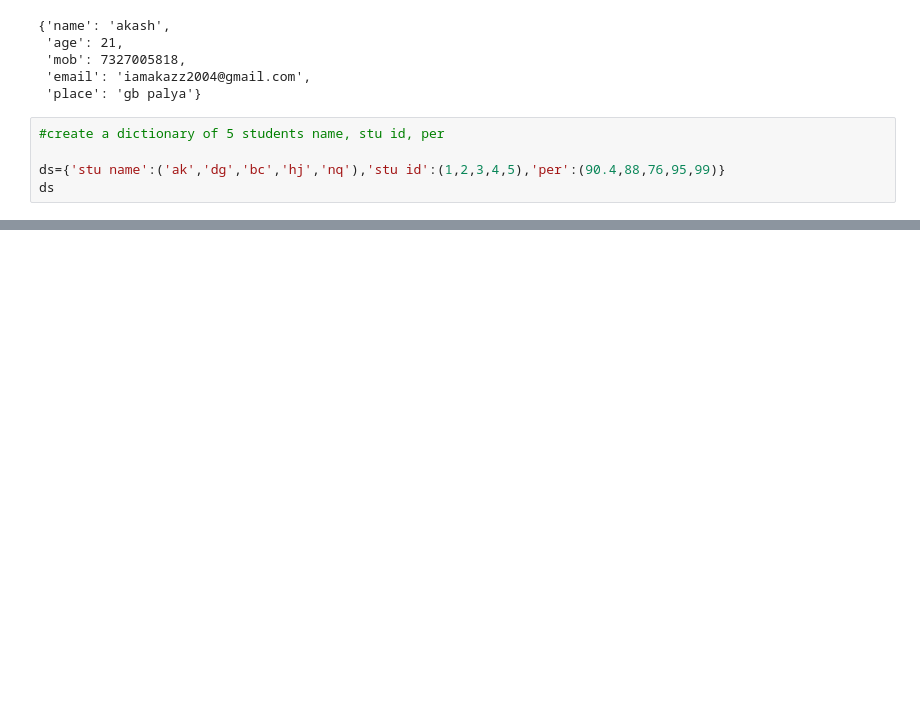
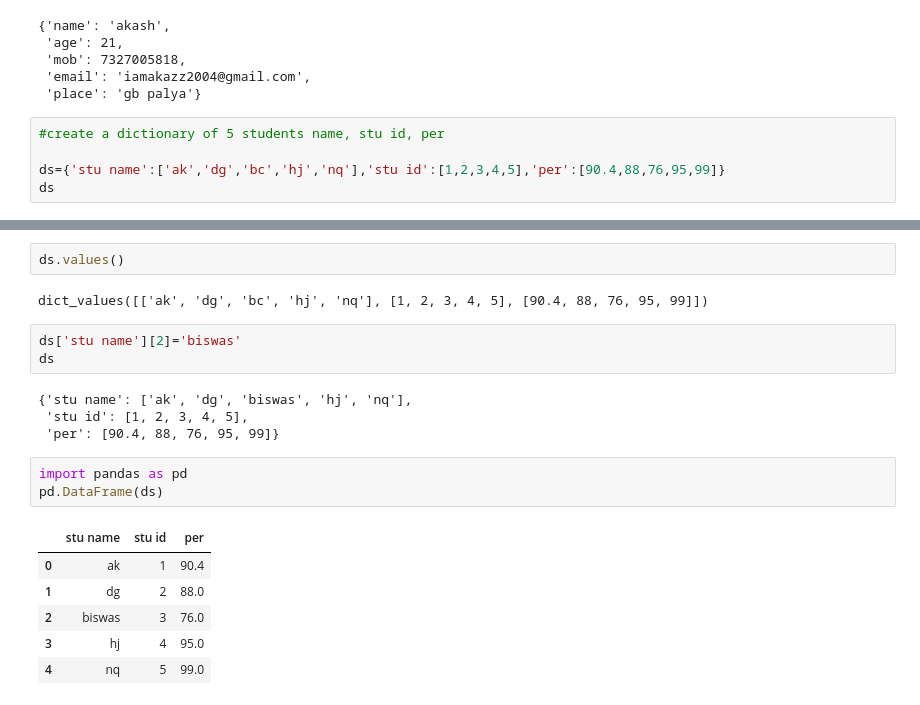
Before and after one commit to CodeWithAkash/python-class-notes, a Jupyter notebook: DataStructures.ipynb, the cells around one changed output, grey strips where cells are left out. Saved outputs shown, nothing was run; the diff lists cells and outputs as text; blank space fills up the shorter version.

Commit message:
string data structure

```diff
--- a/DataStructures.ipynb
+++ b/DataStructures.ipynb
@@ -471,6 +471,6 @@ d1
 # %%
 #create a dictionary of 5 students name, stu id, per
 
-ds={'stu name':('ak','dg','bc','hj','nq'),'stu id':(1,2,3,4,5),'per':(90.4,88,76,95,99)}
+ds={'stu name':['ak','dg','bc','hj','nq'],'stu id':[1,2,3,4,5],'per':[90.4,88,76,95,99]}
 ds
 # %% [output]
@@ -479,0 +494,21 @@ ds
+# %%
+ds.values()
+# %% [output]
+dict_values([['ak', 'dg', 'bc', 'hj', 'nq'], [1, 2, 3, 4, 5], [90.4, 88, 76, 95, 99]])
+# %%
+ds['stu name'][2]='biswas'
+ds
+# %% [output]
+{'stu name': ['ak', 'dg', 'biswas', 'hj', 'nq'],
+ 'stu id': [1, 2, 3, 4, 5],
+ 'per': [90.4, 88, 76, 95, 99]}
+# %%
+import pandas as pd
+pd.DataFrame(ds)
+# %% [output]
+|  | stu name | stu id | per |
+| 0 | ak | 1 | 90.4 |
+| 1 | dg | 2 | 88.0 |
+| 2 | biswas | 3 | 76.0 |
+| 3 | hj | 4 | 95.0 |
+| 4 | nq | 5 | 99.0 |
```
Also changed, not shown: parts of 7 cells of this notebook.
